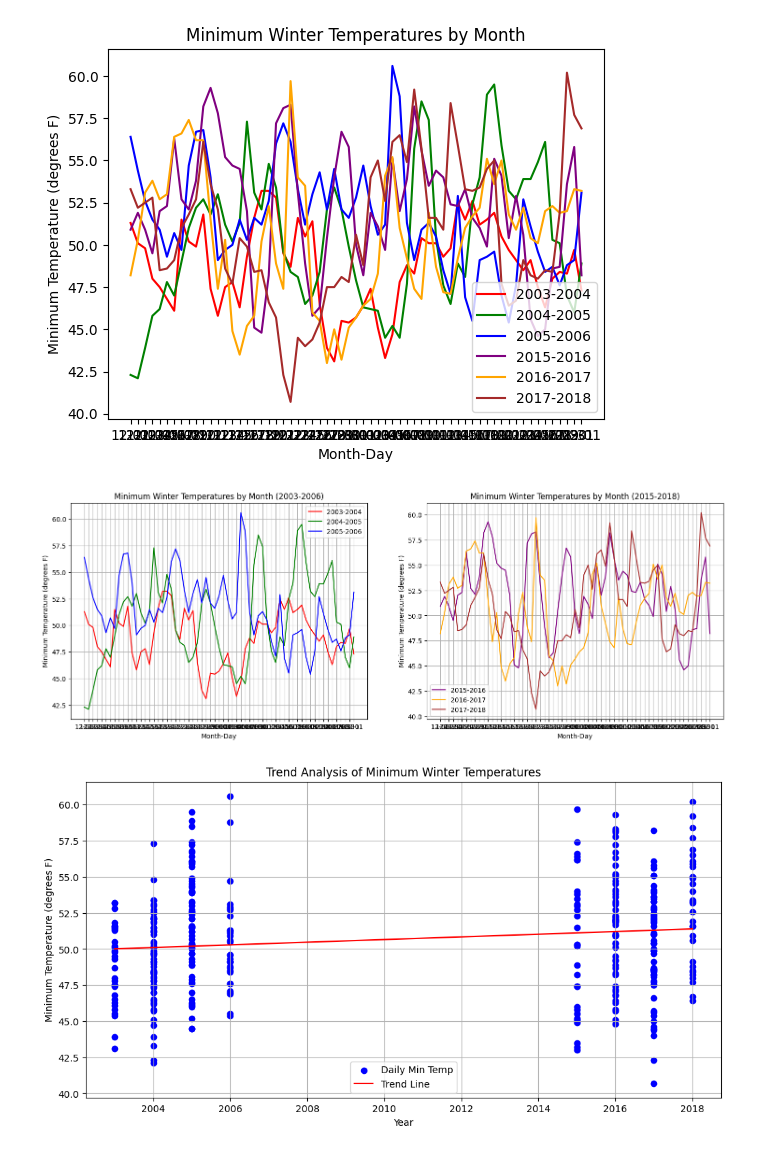
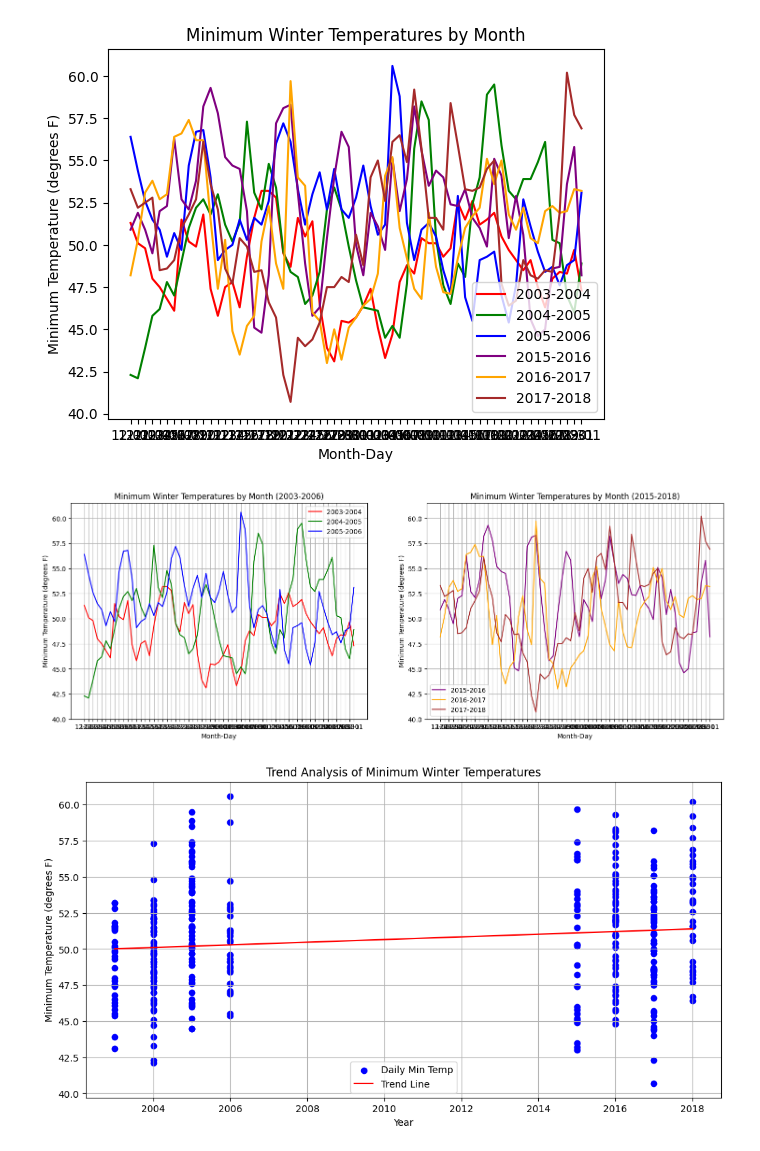
Before and after one commit to jmatrone/CEE609_Research_Project, a Jupyter notebook: Torrey_Pines.ipynb, the cells around one changed output. Drawn from its saved outputs; the diff is of its cells as text; code cells hidden in the pictures.

```diff
--- a/Torrey_Pines.ipynb
+++ b/Torrey_Pines.ipynb
@@ -410,31 +406,34 @@ plt.show()
 # %%
 # Create two graphs side by side
 fig, axs = plt.subplots(1, 2, figsize=(18, 6))
 
 # Plot the minimum temperatures for 2003-2004, 2004-2005, and 2005-2006
 axs[0].plot(winter04climate['MonthDay'], winter04climate['tmin (degrees F)'], label='2003-2004', color='red')
 axs[0].plot(winter05climate['MonthDay'], winter05climate['tmin (degrees F)'], label='2004-2005', color='green')
 axs[0].plot(winter06climate['MonthDay'], winter06climate['tmin (degrees F)'], label='2005-2006', color='blue')
 axs[0].set_title('Minimum Winter Temperatures by Month (2003-2006)')
 axs[0].set_xlabel('Month-Day')
 axs[0].set_ylabel('Minimum Temperature (degrees F)')
 axs[0].legend()
 axs[0].grid(True)
 
 # Plot the minimum temperatures for 2015-2016, 2016-2017, and 2017-2018
 axs[1].plot(winter16climate['MonthDay'], winter16climate['tmin (degrees F)'], label='2015-2016', color='purple')
 axs[1].plot(winter17climate['MonthDay'], winter17climate['tmin (degrees F)'], label='2016-2017', color='orange')
 axs[1].plot(winter18climate['MonthDay'], winter18climate['tmin (degrees F)'], label='2017-2018', color='brown')
 axs[1].set_title('Minimum Winter Temperatures by Month (2015-2018)')
 axs[1].set_xlabel('Month-Day')
 axs[1].set_ylabel('Minimum Temperature (degrees F)')
 axs[1].legend()
 axs[1].grid(True)
 
+# Set consistent y-axis limits for both plots
+for ax in axs:
+    ax.set_ylim(40, axs[0].get_ylim()[1])  # Set lower limit to 40, keep upper limit dynamic
 # Show the plots
 plt.show()
 # %% [output]
-[figure, old version]
+[figure, new version]
 # %%
 from sklearn.linear_model import LinearRegression
 import numpy as np
```
Also changed, not shown: parts of 9 cells of this notebook.
